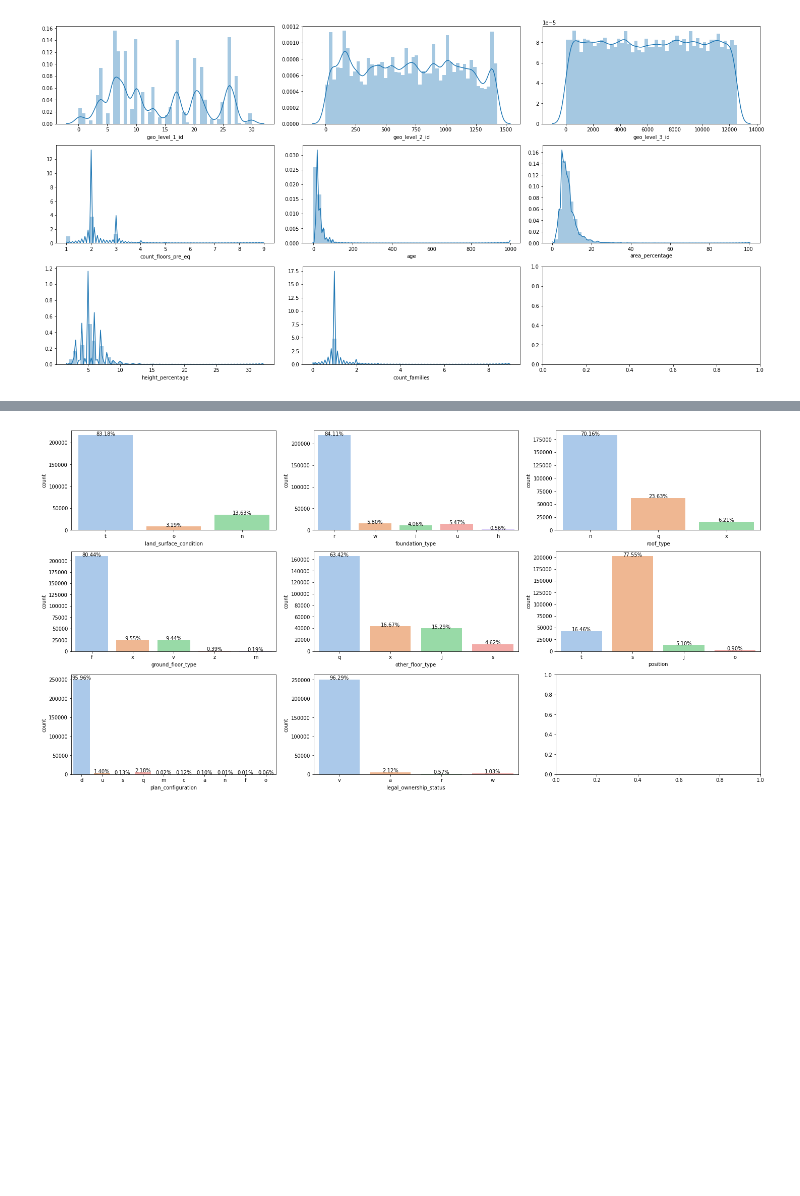
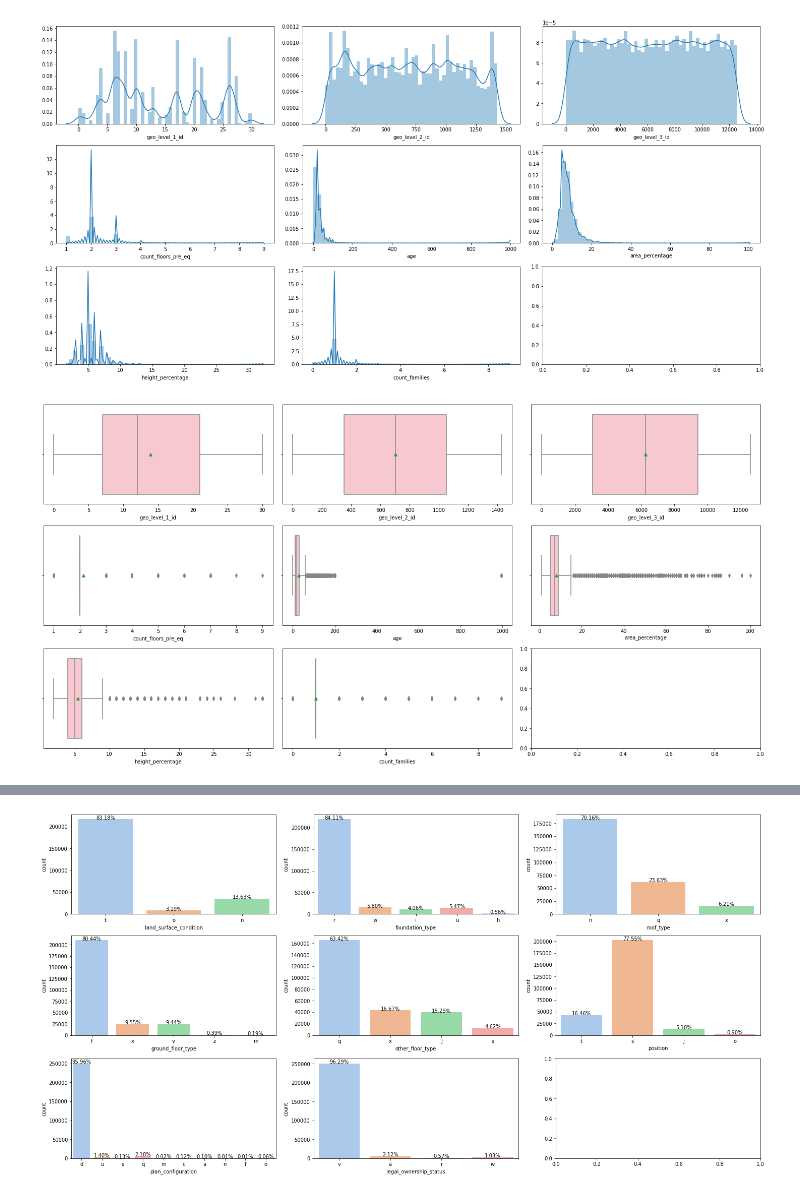
Before and after one commit to VandhanaV/Richetors-predictor-, a Jupyter notebook: RP.ipynb, the cells around one changed output, grey strips where cells are left out. Drawn from its saved outputs; the diff is of its cells as text; code cells hidden in the pictures; blank space fills up the shorter version.

```diff
--- a/RP.ipynb
+++ b/RP.ipynb
@@ -108,3 +122,11 @@ for ax,col in zip(axes,non_bin_cols):
         sns.distplot(df[col],ax=ax)
 # %% [output]
 [figure]
+# %%
+fig, axes = plt.subplots(math.ceil(len(non_bin_cols) / 3), 3,constrained_layout=True, figsize=(20, 10))
+axes = axes.flatten()
+
+for ax,col in zip(axes,non_bin_cols):
+    sns.boxplot(df[col],ax=ax,color='pink',showmeans=True)
+# %% [output]
+[figure, added]
```
Also changed, not shown: parts of 37 cells of this notebook.
